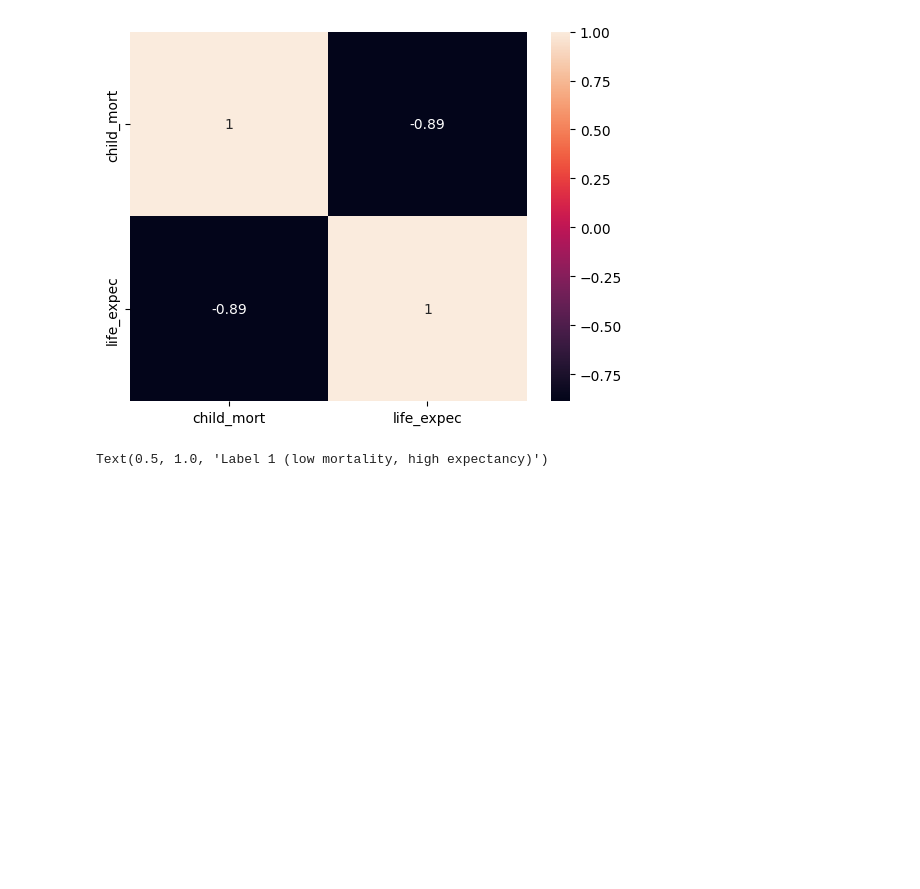
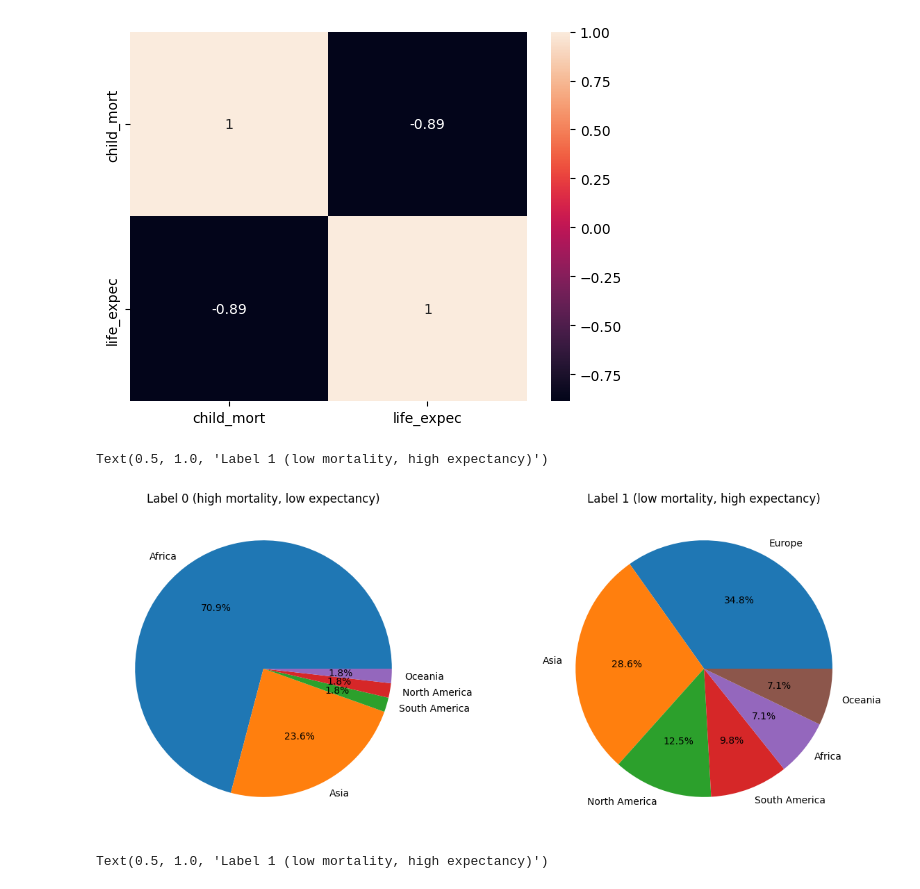
Before and after one commit to GRetriever/Data-Analysis-Project, a Jupyter notebook: Countries/Countries.ipynb, the cells around one changed output. Saved outputs shown, nothing was run; the diff lists cells and outputs as text; code cells hidden in the pictures; blank space fills up the shorter version.

```diff
--- a/Countries/practice_3_countries.ipynb
+++ b/Countries/Countries.ipynb
@@ -359,6 +397,23 @@ sns.heatmap(df[['child_mort','life_expec']].corr(),annot=True)
 # %% [output]
 <Axes: >
 [figure]
+# %%
+plt.figure(figsize=(15,6))
+
+plt.subplot(1,2,1)
+plt.pie(df[df['label']==0]['continent'].value_counts(),
+        labels = df[df['label']==0]['continent'].value_counts().index,
+        autopct = '%1.1f%%')
+plt.title('Label 0 (high mortality, low expectancy)')
+
+plt.subplot(1,2,2)
+_=plt.pie(df[df['label']==1]['continent'].value_counts(),
+        labels = df[df['label']==1]['continent'].value_counts().index,
+        autopct = '%1.1f%%')
+plt.title('Label 1 (low mortality, high expectancy)')
+# %% [output]
+Text(0.5, 1.0, 'Label 1 (low mortality, high expectancy)')
+[figure, added]
 # %%
 plt.figure(figsize=(15,6))
 
```
Also changed, not shown: parts of 10 cells of this notebook, 2 other files.
